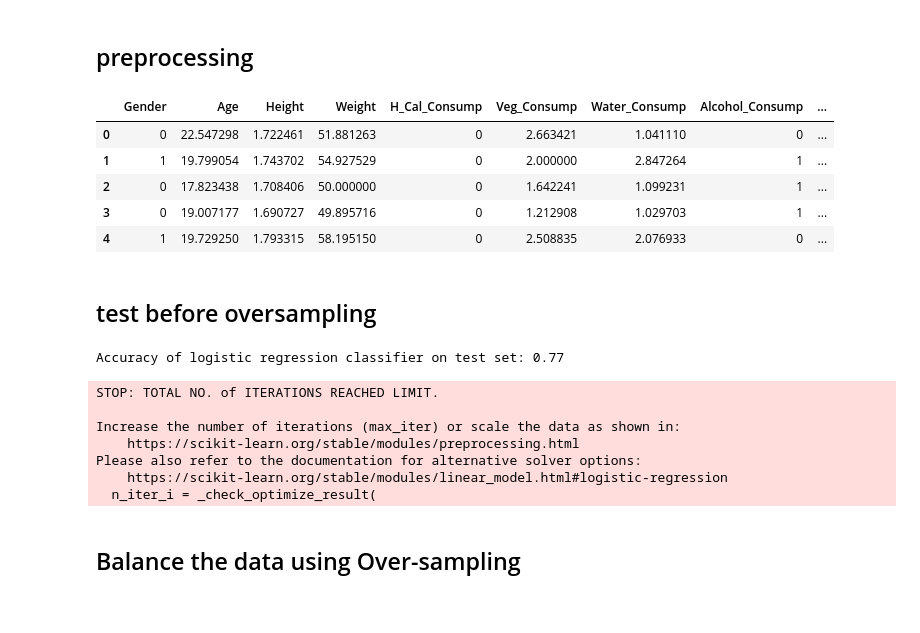
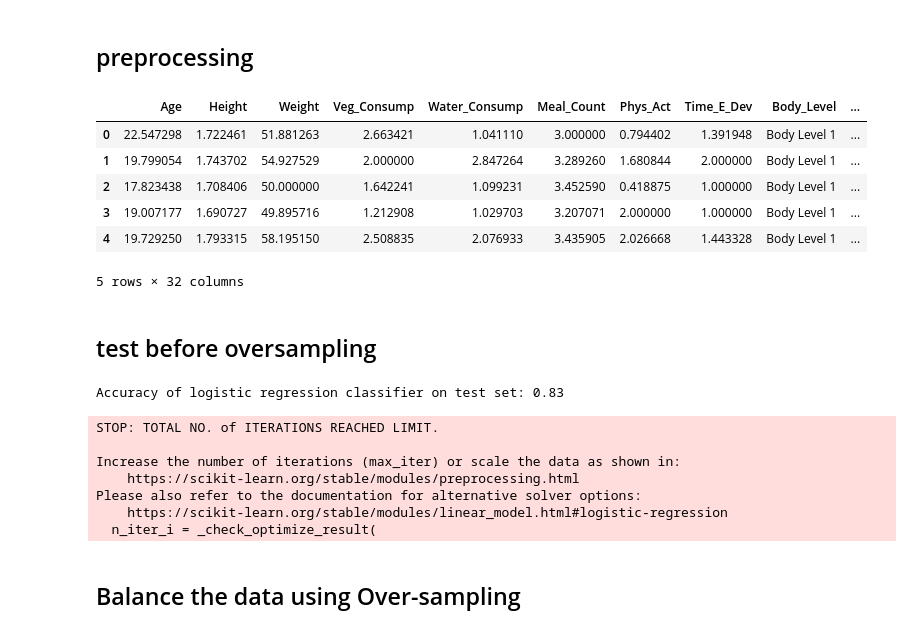
Before and after one commit to AhmedMahmoudHafez/Body-Level-Classification, a Jupyter notebook: Code/Pre-Processing.ipynb, the cells around one changed output. Drawn from its saved outputs; the diff is of its cells as text; code cells hidden in the pictures.

```diff
--- a/Code/Pre-Processing.ipynb
+++ b/Code/Pre-Processing.ipynb
@@ -127,21 +126,31 @@ Count of ages over 35:  120
 # plt.show()
 # %%
 # make array to save the columns that are not numeric
-non_numeric = []
-for column in df.columns:
-    if df[column].dtype == 'object':
-        non_numeric.append(column)
-# for each column in the non_numeric array, change the the unique values to numbers from 0 to n
-for column in non_numeric:
-    df[column] = pd.factorize(df[column])[0]
+# non_numeric = []
+# for column in df.columns:
+#     if df[column].dtype == 'object':
+#         non_numeric.append(column)
+# # for each column in the non_numeric array, change the the unique values to numbers from 0 to n
+# for column in non_numeric:
+#     df[column] = pd.factorize(df[column])[0]
+
+# make the categorical columns into one hot encoding
+categorical_cols = ['Gender','H_Cal_Consump','Alcohol_Consump','Smoking','Food_Between_Meals','Fam_Hist','H_Cal_Burn','Transport']
+def encode_categorical(df):
+    for categorical in categorical_cols:
+        encoded_cat = pd.get_dummies(df[categorical], prefix=categorical, prefix_sep='_')
+        df = (df.drop([categorical], axis=1)).join(encoded_cat)
+    return df
+df = encode_categorical(df)
 df.head()
 # %% [output]
-|  | Gender | Age | Height | Weight | H_Cal_Consump | Veg_Consump | Water_Consump | Alcohol_Consump | ... |
-| 0 | 0 | 22.547298 | 1.722461 | 51.881263 | 0 | 2.663421 | 1.041110 | 0 | ... |
-| 1 | 1 | 19.799054 | 1.743702 | 54.927529 | 0 | 2.000000 | 2.847264 | 1 | ... |
-| 2 | 0 | 17.823438 | 1.708406 | 50.000000 | 0 | 1.642241 | 1.099231 | 1 | ... |
-| 3 | 0 | 19.007177 | 1.690727 | 49.895716 | 0 | 1.212908 | 1.029703 | 1 | ... |
-| 4 | 1 | 19.729250 | 1.793315 | 58.195150 | 0 | 2.508835 | 2.076933 | 0 | ... |
+|  | Age | Height | Weight | Veg_Consump | Water_Consump | Meal_Count | Phys_Act | Time_E_Dev | Body_Level | ... |
+| 0 | 22.547298 | 1.722461 | 51.881263 | 2.663421 | 1.041110 | 3.000000 | 0.794402 | 1.391948 | Body Level 1 | ... |
+| 1 | 19.799054 | 1.743702 | 54.927529 | 2.000000 | 2.847264 | 3.289260 | 1.680844 | 2.000000 | Body Level 1 | ... |
+| 2 | 17.823438 | 1.708406 | 50.000000 | 1.642241 | 1.099231 | 3.452590 | 0.418875 | 1.000000 | Body Level 1 | ... |
+| 3 | 19.007177 | 1.690727 | 49.895716 | 1.212908 | 1.029703 | 3.207071 | 2.000000 | 1.000000 | Body Level 1 | ... |
+| 4 | 19.729250 | 1.793315 | 58.195150 | 2.508835 | 2.076933 | 3.435905 | 2.026668 | 1.443328 | Body Level 1 | ... |
+5 rows × 32 columns
 # %%
 # Gender                   2
 # H_Cal_Consump            2
@@ -178,7 +187,7 @@ logreg.fit(X_train, y_train)
 y_pred = logreg.predict(X_test)
 print('Accuracy of logistic regression classifier on test set: {:.2f}'.format(accuracy_score(y_test, y_pred)))
 # %% [output]
-Accuracy of logistic regression classifier on test set: 0.77
+Accuracy of logistic regression classifier on test set: 0.83
 STOP: TOTAL NO. of ITERATIONS REACHED LIMIT.
 
 Increase the number of iterations (max_iter) or scale the data as shown in:
```
Also changed, not shown: parts of 6 cells of this notebook, 2 other files.
